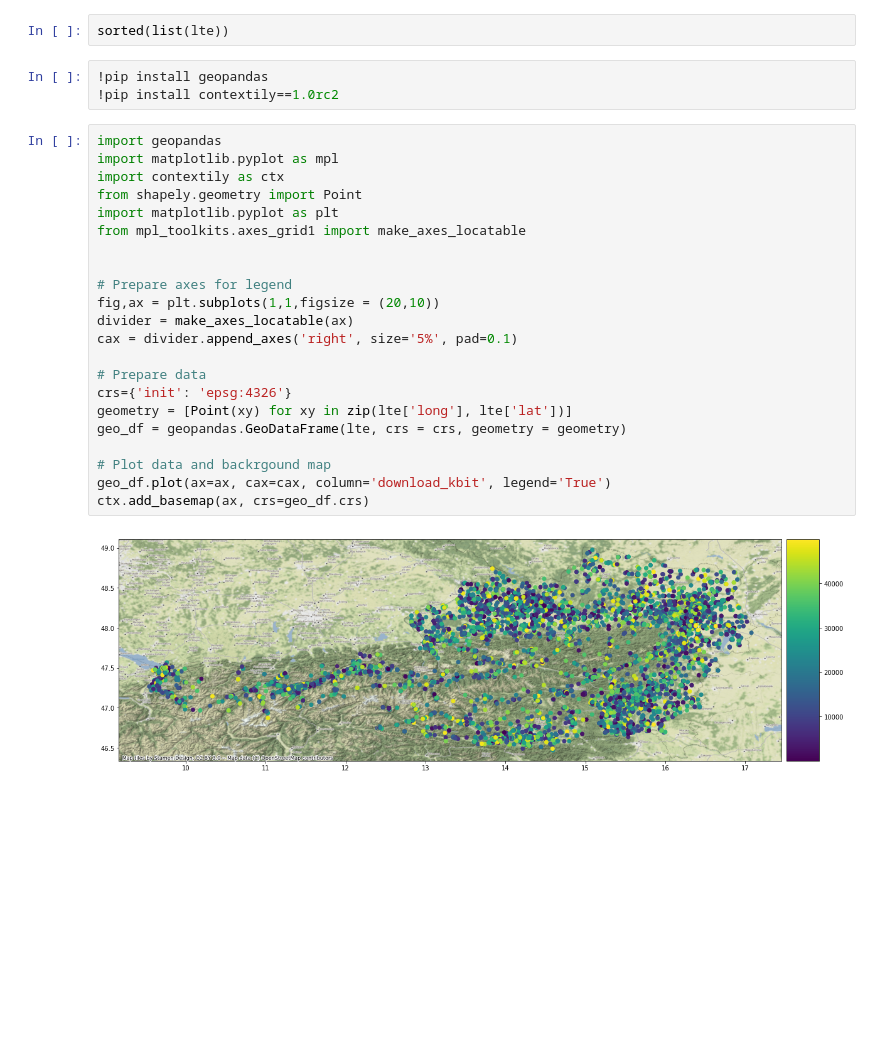
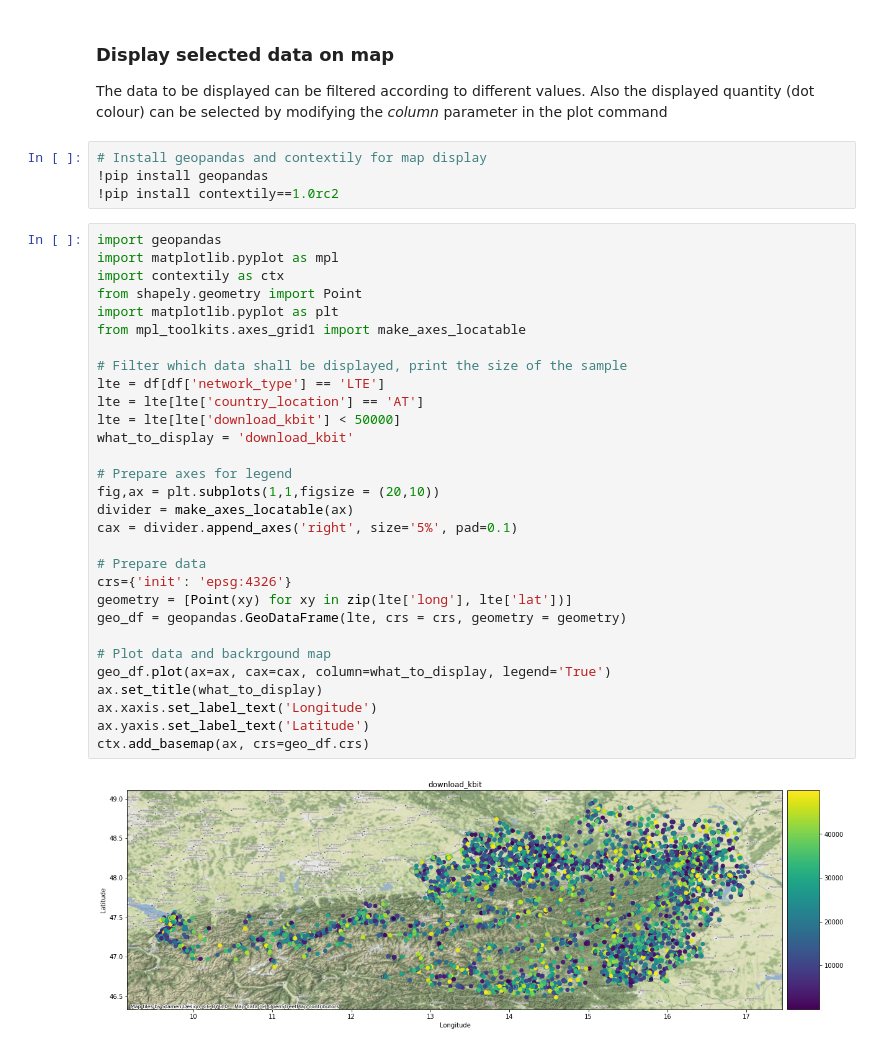
Before and after one commit to slaninam/MCDA, a Jupyter notebook: exploratory.ipynb, the cells around one changed output. Cells and saved outputs as stored; diff of their text form; blank space fills up the shorter version.

```diff
--- a/exploratory.ipynb
+++ b/exploratory.ipynb
@@ -29,29 +39,40 @@ print(len(lte))
-# %%
-sorted(list(lte))
+# %% [markdown]
+### Display selected data on map
+
+The data to be displayed can be filtered according to different values. Also the displayed quantity (dot colour) can be selected by modifying the *column* parameter in the plot command
 # %%
+# Install geopandas and contextily for map display
 !pip install geopandas
 !pip install contextily==1.0rc2
 # %%
 import geopandas
 import matplotlib.pyplot as mpl
 import contextily as ctx
 from shapely.geometry import Point
 import matplotlib.pyplot as plt
 from mpl_toolkits.axes_grid1 import make_axes_locatable
 
+# Filter which data shall be displayed, print the size of the sample
+lte = df[df['network_type'] == 'LTE']
+lte = lte[lte['country_location'] == 'AT']
+lte = lte[lte['download_kbit'] < 50000]
+what_to_display = 'download_kbit'
 
 # Prepare axes for legend
 fig,ax = plt.subplots(1,1,figsize = (20,10))
 divider = make_axes_locatable(ax)
 cax = divider.append_axes('right', size='5%', pad=0.1)
 
 # Prepare data
 crs={'init': 'epsg:4326'}
 geometry = [Point(xy) for xy in zip(lte['long'], lte['lat'])]
 geo_df = geopandas.GeoDataFrame(lte, crs = crs, geometry = geometry)
 
 # Plot data and backrgound map
-geo_df.plot(ax=ax, cax=cax, column='download_kbit', legend='True')
+geo_df.plot(ax=ax, cax=cax, column=what_to_display, legend='True')
+ax.set_title(what_to_display)
+ax.xaxis.set_label_text('Longitude')
+ax.yaxis.set_label_text('Latitude')
 ctx.add_basemap(ax, crs=geo_df.crs)
 # %% [output]
-[figure, old version]
+[figure, new version]
```
Also changed, not shown: parts of 3 cells of this notebook.
